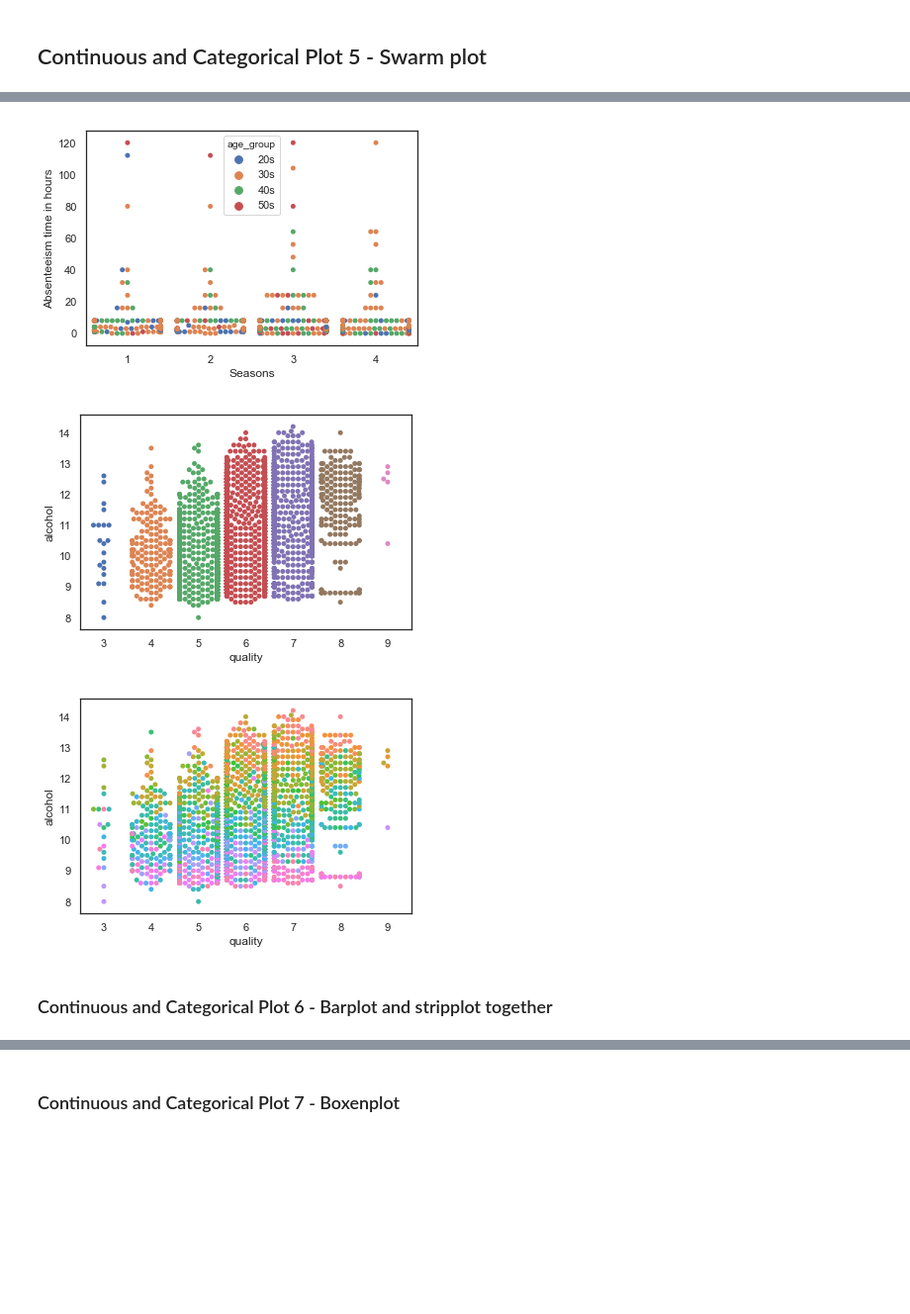
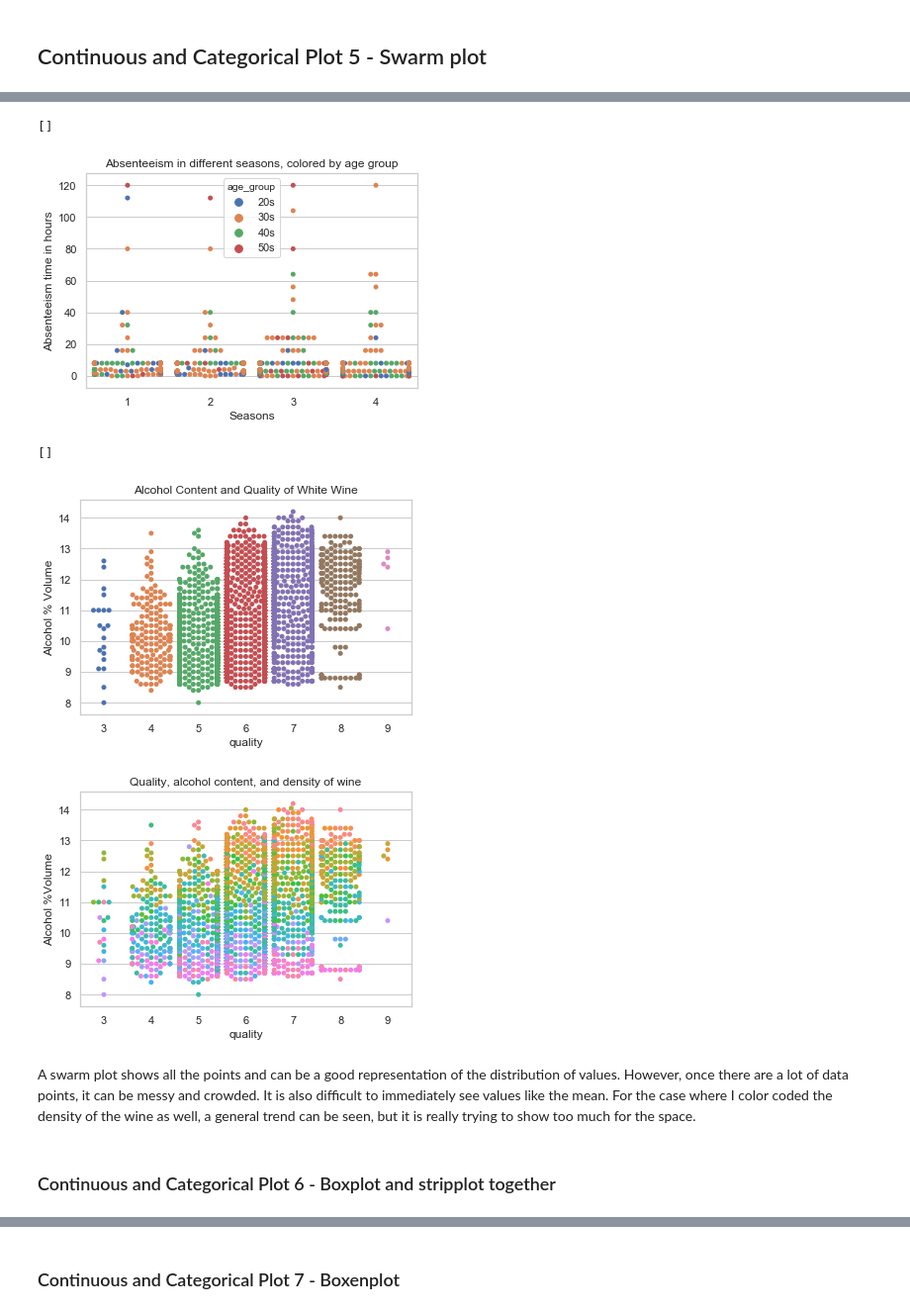
Before and after one commit to cbevis/Thinkful_Bootcamp_U1_L3_P3, a Jupyter notebook: U1_L1_P3-presenting_data.ipynb, the cells around one changed output, grey strips where cells are left out. Shown at 99% size. Saved outputs shown, nothing was run; the diff lists cells and outputs as text; code cells hidden in the pictures; blank space fills up the shorter version.

```diff
--- a/U1_L1_P3-presenting_data.ipynb
+++ b/U1_L1_P3-presenting_data.ipynb
@@ -341,19 +371,30 @@ ax = sns.swarmplot(x='Seasons', y='Absenteeism time in hours', data=absent)
 # %%
 ax = sns.swarmplot(x='Seasons', y='Absenteeism time in hours', hue='age_group', data=absent)
+plt.title('Absenteeism in different seasons, colored by age group')
+plt.plot()
 # %% [output]
+[]
-[figure, old version]
+[figure, new version]
 # %%
 ax = sns.swarmplot(x='quality', y='alcohol', data=wine)
+plt.title('Alcohol Content and Quality of White Wine')
+plt.ylabel('Alcohol % Volume')
+plt.plot()
 # %% [output]
+[]
-[figure, old version]
+[figure, new version]
 # %%
 ax = sns.swarmplot(x='quality', y='alcohol', hue='density', data=wine)
 ax.legend().set_visible(False)
+plt.title('Quality, alcohol content, and density of wine')
+plt.ylabel('Alcohol %Volume')
 plt.show()
 # %% [output]
-[figure, old version]
+[figure, new version]
+# %% [markdown]
+A swarm plot shows all the points and can be a good representation of the distribution of values.  However, once there are a lot of data points, it can be messy and crowded.  It is also difficult to immediately see values like the mean. For the case where I color coded the density of the wine as well, a general trend can be seen, but it is really trying to show too much for the space.
 # %% [markdown]
-### Continuous and Categorical Plot 6 - Barplot and stripplot together
+### Continuous and Categorical Plot 6 - Boxplot and stripplot together
 # %%
 ax = sns.boxplot(x="quality", y="alcohol", data=wine, whis=np.inf)
 ax = sns.stripplot(x="quality", y="alcohol", data=wine,
```
Also changed, not shown: parts of 39 cells of this notebook.
